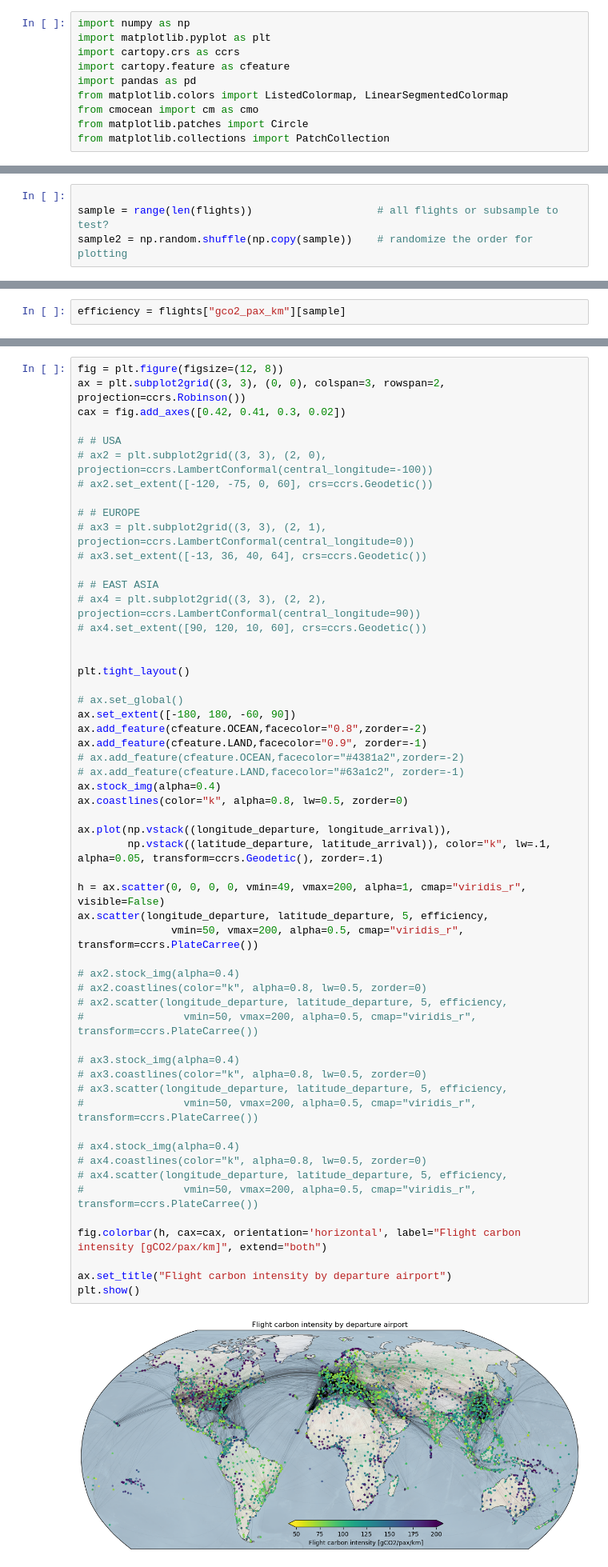
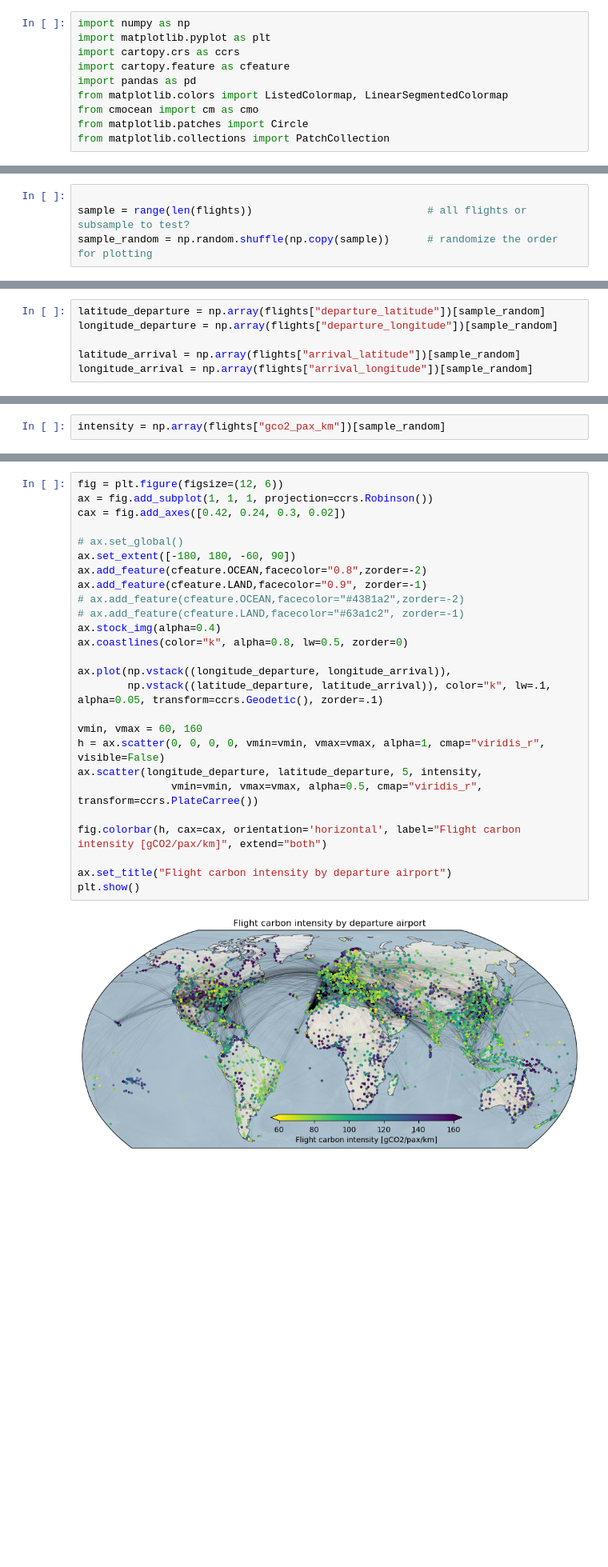
Before and after one commit to jorgecardleitao/aviation, a Jupyter notebook: plots/flight_efficiency_map.ipynb, the cells around one changed output, grey strips where cells are left out. Shown at 80% size. Cells and saved outputs as stored; diff of their text form; blank space fills up the shorter version.

```diff
--- a/plots/flight_efficiency_map.ipynb
+++ b/plots/flight_efficiency_map.ipynb
@@ -49,4 +32,4 @@ flights
 # %%
 
-sample = range(len(flights))                    # all flights or subsample to test?
-sample2 = np.random.shuffle(np.copy(sample))    # randomize the order for plotting
+sample = range(len(flights))                            # all flights or subsample to test?
+sample_random = np.random.shuffle(np.copy(sample))      # randomize the order for plotting
@@ -58,0 +38,6 @@ longitude_arrival = np.array([airports[airports["iatacode"] == ARR]["longitude"]
+# %%
+latitude_departure = np.array(flights["departure_latitude"])[sample_random]
+longitude_departure = np.array(flights["departure_longitude"])[sample_random]
+
+latitude_arrival = np.array(flights["arrival_latitude"])[sample_random]
+longitude_arrival = np.array(flights["arrival_longitude"])[sample_random]
@@ -59,2 +46,2 @@ longitude_arrival = np.array([airports[airports["iatacode"] == ARR]["longitude"]
 # %%
-efficiency = flights["gco2_pax_km"][sample]
+intensity = np.array(flights["gco2_pax_km"])[sample_random]
@@ -61,57 +54,28 @@ efficiency = flights["gco2_pax_km"][sample]
 # %%
-fig = plt.figure(figsize=(12, 8))
-ax = plt.subplot2grid((3, 3), (0, 0), colspan=3, rowspan=2, projection=ccrs.Robinson())
-cax = fig.add_axes([0.42, 0.41, 0.3, 0.02])
-
-# # USA
-# ax2 = plt.subplot2grid((3, 3), (2, 0), projection=ccrs.LambertConformal(central_longitude=-100))
-# ax2.set_extent([-120, -75, 0, 60], crs=ccrs.Geodetic())
-
-# # EUROPE
-# ax3 = plt.subplot2grid((3, 3), (2, 1), projection=ccrs.LambertConformal(central_longitude=0))
-# ax3.set_extent([-13, 36, 40, 64], crs=ccrs.Geodetic())
-
-# # EAST ASIA
-# ax4 = plt.subplot2grid((3, 3), (2, 2), projection=ccrs.LambertConformal(central_longitude=90))
-# ax4.set_extent([90, 120, 10, 60], crs=ccrs.Geodetic())
-
-
-plt.tight_layout()
+fig = plt.figure(figsize=(12, 6))
+ax = fig.add_subplot(1, 1, 1, projection=ccrs.Robinson())
+cax = fig.add_axes([0.42, 0.24, 0.3, 0.02])
 
 # ax.set_global()
 ax.set_extent([-180, 180, -60, 90])
 ax.add_feature(cfeature.OCEAN,facecolor="0.8",zorder=-2)
 ax.add_feature(cfeature.LAND,facecolor="0.9", zorder=-1)
 # ax.add_feature(cfeature.OCEAN,facecolor="#4381a2",zorder=-2)
 # ax.add_feature(cfeature.LAND,facecolor="#63a1c2", zorder=-1)
 ax.stock_img(alpha=0.4)
 ax.coastlines(color="k", alpha=0.8, lw=0.5, zorder=0)
 
 ax.plot(np.vstack((longitude_departure, longitude_arrival)),
         np.vstack((latitude_departure, latitude_arrival)), color="k", lw=.1, alpha=0.05, transform=ccrs.Geodetic(), zorder=.1)
 
-h = ax.scatter(0, 0, 0, 0, vmin=49, vmax=200, alpha=1, cmap="viridis_r", visible=False)
-ax.scatter(longitude_departure, latitude_departure, 5, efficiency,
-               vmin=50, vmax=200, alpha=0.5, cmap="viridis_r", transform=ccrs.PlateCarree())
-
-# ax2.stock_img(alpha=0.4)
-# ax2.coastlines(color="k", alpha=0.8, lw=0.5, zorder=0)
-# ax2.scatter(longitude_departure, latitude_departure, 5, efficiency,
-#                vmin=50, vmax=200, alpha=0.5, cmap="viridis_r", transform=ccrs.PlateCarree())
-
-# ax3.stock_img(alpha=0.4)
-# ax3.coastlines(color="k", alpha=0.8, lw=0.5, zorder=0)
-# ax3.scatter(longitude_departure, latitude_departure, 5, efficiency,
-#                vmin=50, vmax=200, alpha=0.5, cmap="viridis_r", transform=ccrs.PlateCarree())
-
-# ax4.stock_img(alpha=0.4)
-# ax4.coastlines(color="k", alpha=0.8, lw=0.5, zorder=0)
-# ax4.scatter(longitude_departure, latitude_departure, 5, efficiency,
-#                vmin=50, vmax=200, alpha=0.5, cmap="viridis_r", transform=ccrs.PlateCarree())
+vmin, vmax = 60, 160
+h = ax.scatter(0, 0, 0, 0, vmin=vmin, vmax=vmax, alpha=1, cmap="viridis_r", visible=False)
+ax.scatter(longitude_departure, latitude_departure, 5, intensity,
+               vmin=vmin, vmax=vmax, alpha=0.5, cmap="viridis_r", transform=ccrs.PlateCarree())
 
 fig.colorbar(h, cax=cax, orientation='horizontal', label="Flight carbon intensity [gCO2/pax/km]", extend="both")
 
 ax.set_title("Flight carbon intensity by departure airport")
 plt.show()
 # %% [output]
-[figure, old version]
+[figure, new version]
```
Also changed, not shown: parts of 13 cells of this notebook.
